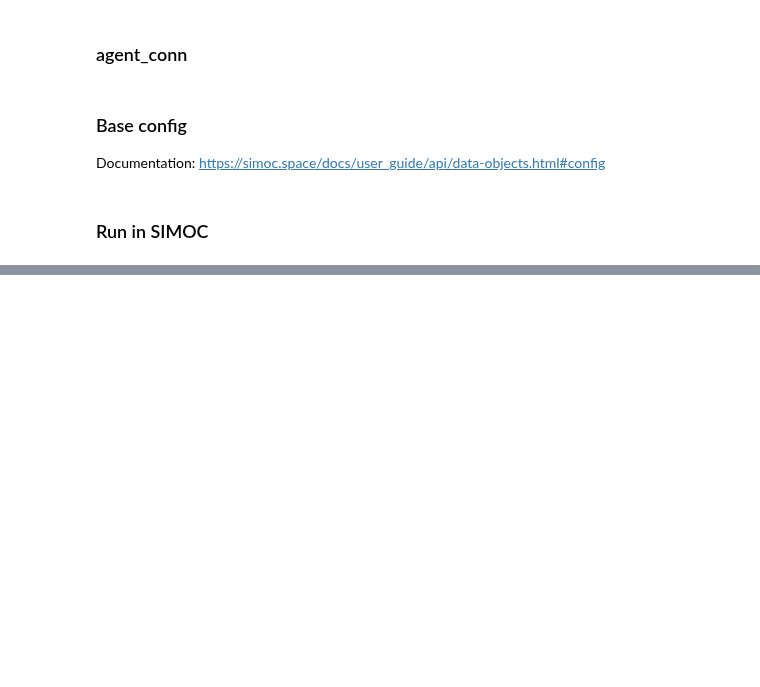
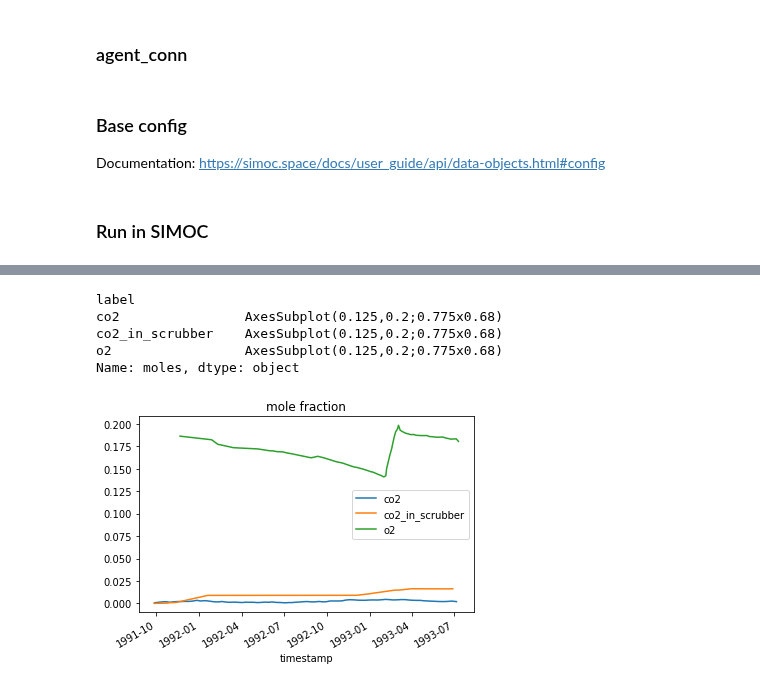
Before and after one commit to overthesun/simoc, a Jupyter notebook: SIMOC_B2.ipynb, the cells around one changed output, grey strips where cells are left out. Drawn from its saved outputs; the diff is of its cells as text; code cells hidden in the pictures; blank space fills up the shorter version.

```diff
--- a/SIMOC_B2.ipynb
+++ b/SIMOC_B2.ipynb
@@ -428,0 +433,11 @@ print([curr.keys() for curr in b2_currency_desc.values()])
+# %%
+# Dates / General
+mission_1a_start_date = '1991-09-26'
+mission_1b_start_date = '1993-01-12'  # Day 475, pure O2 added
+mission_1_end_date = '1993-09-25'
+mission_1_crew_size = 8
+
+mission_2_start_date = '1994-03-06'
+mission_2_end_date = '1994-09-06'
+mission_2_end_date_original = '1995-01-06'
+mission_2_crew_size = 7
@@ -428,0 +504,28 @@ print([curr.keys() for curr in b2_currency_desc.values()])
+# %%
+# Severignhaus et al. Atmospheric Budget for Biosphere 2,  Sept. 26, 1991 - June 7, 1993
+# Daily o2 and co2 data, estimated from graphic (p1)
+data_files_path = 'simoc_server/test/b2_data_files/'
+fnames = [('o2', 'severinghaus_o2_datapoints.csv'),
+          ('co2', 'severinghaus_co2_datapoints.csv'),
+          ('co2_in_scrubber', 'severinghaus_co2_offset_datapoints.csv')]
+moles = pd.DataFrame([])
+for var, fname in fnames:
+    df = pd.read_csv(data_files_path + fname, header=None)
+    df.columns = ['julian', 'moles']
+    df['label'] = var
+
+    df['timestamp'] = pd.to_datetime(mission_1a_start_date)  # Create timestamp column
+    time_delta = pd.to_timedelta(df['julian'], unit='D')  # julian -> timedelta
+    df['timestamp'] += time_delta  # Add timedelta to timestamp
+    moles = pd.concat([moles, df], axis=0)  # Add to all records
+
+
+moles.set_index('timestamp').groupby('label').moles.plot(
+    legend=True, title='mole fraction')
+# %% [output]
+label
+co2                AxesSubplot(0.125,0.2;0.775x0.68)
+co2_in_scrubber    AxesSubplot(0.125,0.2;0.775x0.68)
+o2                 AxesSubplot(0.125,0.2;0.775x0.68)
+Name: moles, dtype: object
+[figure, added]
```
Also changed, not shown: parts of 12 cells of this notebook.
